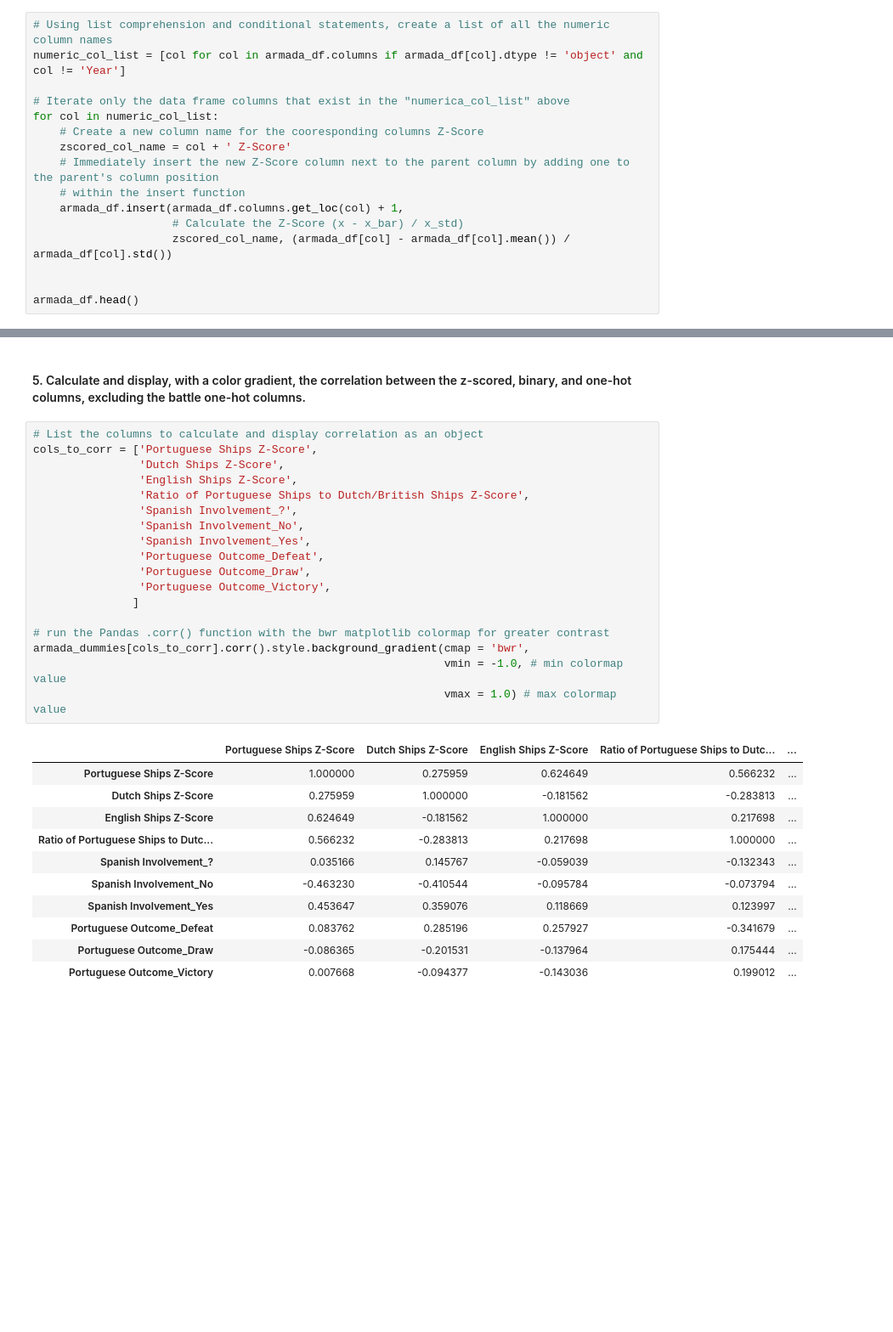
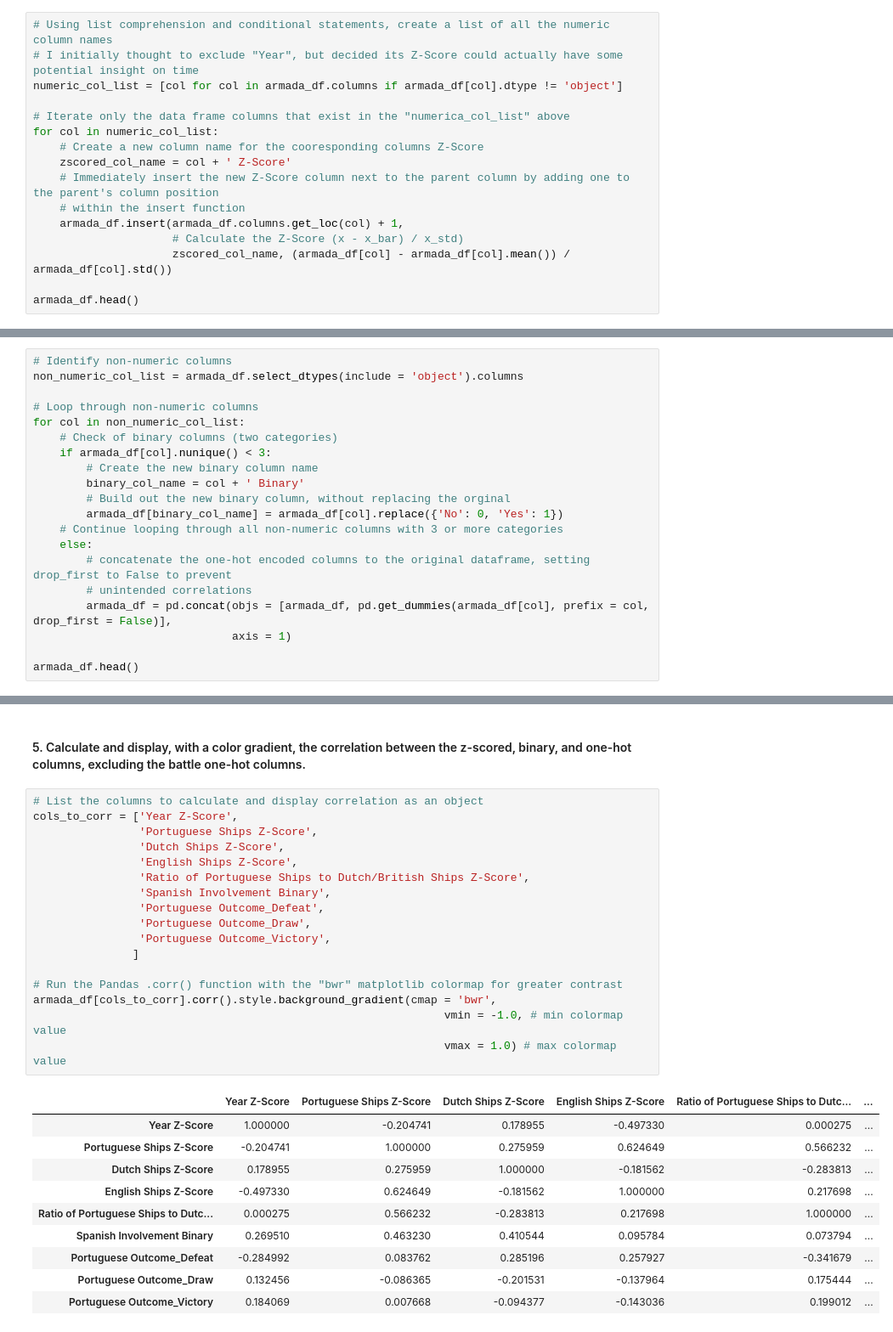
Before and after one commit to dougrandrade/CS4315, a Jupyter notebook: Lab_5_Andrade.ipynb, the cells around one changed output, grey strips where cells are left out. Shown at 85% size. Saved outputs shown, nothing was run; the diff lists cells and outputs as text; blank space fills up the shorter version.

```diff
--- a/Lab_5_Andrade.ipynb
+++ b/Lab_5_Andrade.ipynb
@@ -41,7 +41,8 @@ armada_df.describe()
 #### 3. Create z-scored columns for each numeric column using the statistics for the samples given.
 # %%
 # Using list comprehension and conditional statements, create a list of all the numeric column names
-numeric_col_list = [col for col in armada_df.columns if armada_df[col].dtype != 'object' and col != 'Year']
+# I initially thought to exclude "Year", but decided its Z-Score could actually have some potential insight on time
+numeric_col_list = [col for col in armada_df.columns if armada_df[col].dtype != 'object']
 
 # Iterate only the data frame columns that exist in the "numerica_col_list" above
 for col in numeric_col_list:
@@ -53,6 +54,5 @@ for col in numeric_col_list:
                      # Calculate the Z-Score (x - x_bar) / x_std)
                      zscored_col_name, (armada_df[col] - armada_df[col].mean()) / armada_df[col].std())
 
-
 armada_df.head()
 # %% [output]
@@ -85,0 +67,20 @@ armada_dummies.head()
+# %%
+# Identify non-numeric columns
+non_numeric_col_list = armada_df.select_dtypes(include = 'object').columns
+
+# Loop through non-numeric columns
+for col in non_numeric_col_list:
+    # Check of binary columns (two categories)
+    if armada_df[col].nunique() < 3:
+        # Create the new binary column name
+        binary_col_name = col + ' Binary'
+        # Build out the new binary column, without replacing the orginal
+        armada_df[binary_col_name] = armada_df[col].replace({'No': 0, 'Yes': 1})
+    # Continue looping through all non-numeric columns with 3 or more categories
+    else:
+        # concatenate the one-hot encoded columns to the original dataframe, setting drop_first to False to prevent
+        # unintended correlations
+        armada_df = pd.concat(objs = [armada_df, pd.get_dummies(armada_df[col], prefix = col, drop_first = False)],
+                              axis = 1)
+
+armada_df.head()
@@ -87,31 +96,29 @@ armada_dummies.head()
 #### 5. Calculate and display, with a color gradient, the correlation between the z-scored, binary, and one-hot columns, excluding the battle one-hot columns.
 # %%
 # List the columns to calculate and display correlation as an object
-cols_to_corr = ['Portuguese Ships Z-Score',
+cols_to_corr = ['Year Z-Score',
+                'Portuguese Ships Z-Score',
                 'Dutch Ships Z-Score',
                 'English Ships Z-Score',
                 'Ratio of Portuguese Ships to Dutch/British Ships Z-Score',
-                'Spanish Involvement_?',
-                'Spanish Involvement_No',
-                'Spanish Involvement_Yes',
+                'Spanish Involvement Binary',
                 'Portuguese Outcome_Defeat',
                 'Portuguese Outcome_Draw',
                 'Portuguese Outcome_Victory',
                ]
 
-# run the Pandas .corr() function with the bwr matplotlib colormap for greater contrast
-armada_dummies[cols_to_corr].corr().style.background_gradient(cmap = 'bwr',
+# Run the Pandas .corr() function with the "bwr" matplotlib colormap for greater contrast
+armada_df[cols_to_corr].corr().style.background_gradient(cmap = 'bwr',
                                                               vmin = -1.0, # min colormap value
                                                               vmax = 1.0) # max colormap value
 # %% [output]
-|  | Portuguese Ships Z-Score | Dutch Ships Z-Score | English Ships Z-Score | Ratio of Portuguese Ships to Dutc... | ... |
-| Portuguese Ships Z-Score | 1.000000 | 0.275959 | 0.624649 | 0.566232 | ... |
-| Dutch Ships Z-Score | 0.275959 | 1.000000 | -0.181562 | -0.283813 | ... |
-| English Ships Z-Score | 0.624649 | -0.181562 | 1.000000 | 0.217698 | ... |
-| Ratio of Portuguese Ships to Dutc... | 0.566232 | -0.283813 | 0.217698 | 1.000000 | ... |
-| Spanish Involvement_? | 0.035166 | 0.145767 | -0.059039 | -0.132343 | ... |
-| Spanish Involvement_No | -0.463230 | -0.410544 | -0.095784 | -0.073794 | ... |
-| Spanish Involvement_Yes | 0.453647 | 0.359076 | 0.118669 | 0.123997 | ... |
-| Portuguese Outcome_Defeat | 0.083762 | 0.285196 | 0.257927 | -0.341679 | ... |
-| Portuguese Outcome_Draw | -0.086365 | -0.201531 | -0.137964 | 0.175444 | ... |
-| Portuguese Outcome_Victory | 0.007668 | -0.094377 | -0.143036 | 0.199012 | ... |
+|  | Year Z-Score | Portuguese Ships Z-Score | Dutch Ships Z-Score | English Ships Z-Score | Ratio of Portuguese Ships to Dutc... | ... |
+| Year Z-Score | 1.000000 | -0.204741 | 0.178955 | -0.497330 | 0.000275 | ... |
+| Portuguese Ships Z-Score | -0.204741 | 1.000000 | 0.275959 | 0.624649 | 0.566232 | ... |
+| Dutch Ships Z-Score | 0.178955 | 0.275959 | 1.000000 | -0.181562 | -0.283813 | ... |
+| English Ships Z-Score | -0.497330 | 0.624649 | -0.181562 | 1.000000 | 0.217698 | ... |
+| Ratio of Portuguese Ships to Dutc... | 0.000275 | 0.566232 | -0.283813 | 0.217698 | 1.000000 | ... |
+| Spanish Involvement Binary | 0.269510 | 0.463230 | 0.410544 | 0.095784 | 0.073794 | ... |
+| Portuguese Outcome_Defeat | -0.284992 | 0.083762 | 0.285196 | 0.257927 | -0.341679 | ... |
+| Portuguese Outcome_Draw | 0.132456 | -0.086365 | -0.201531 | -0.137964 | 0.175444 | ... |
+| Portuguese Outcome_Victory | 0.184069 | 0.007668 | -0.094377 | -0.143036 | 0.199012 | ... |
```
Also changed, not shown: parts of 3 cells of this notebook, 6 other files.
